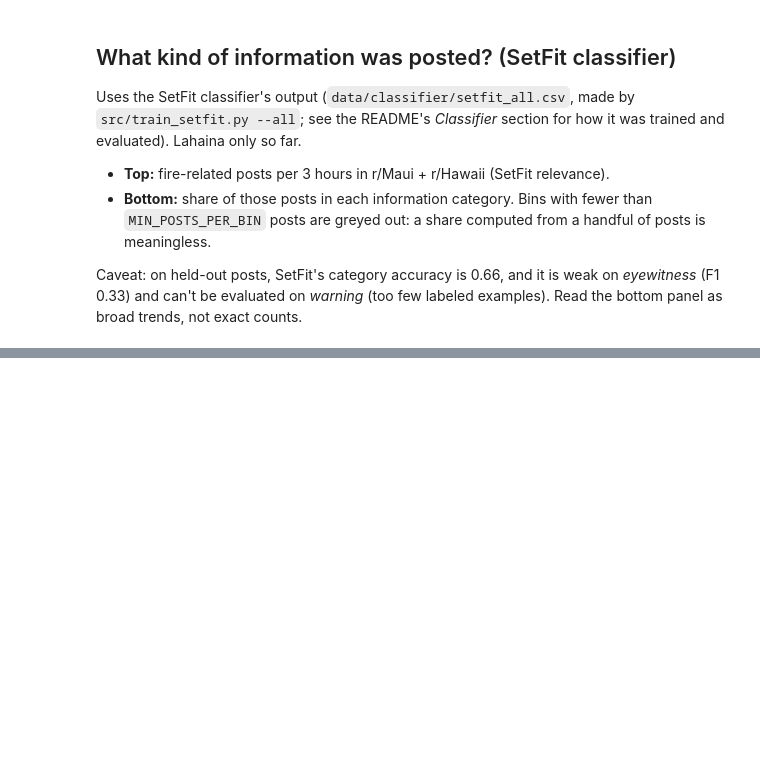
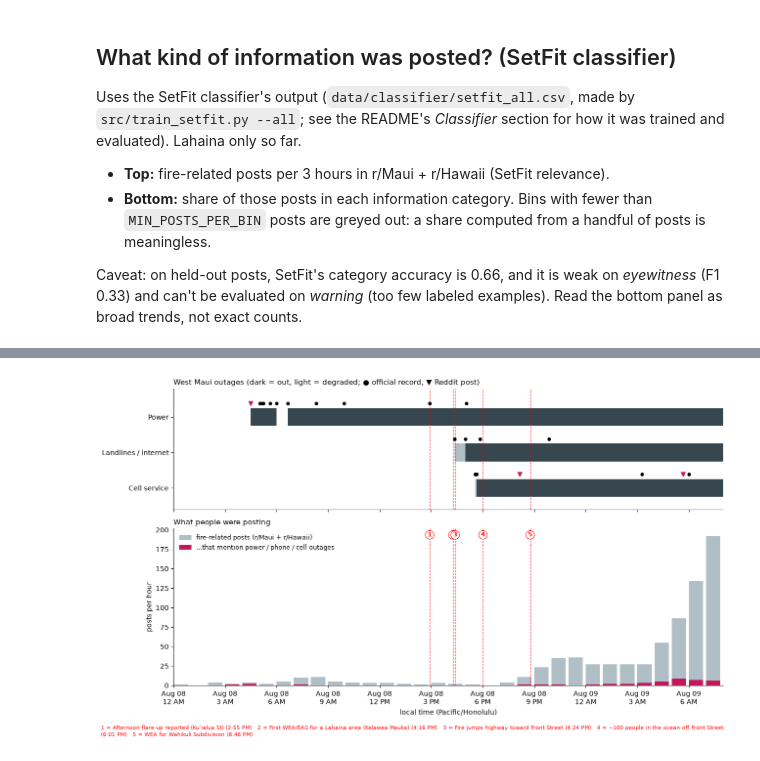
Before and after one commit to aghosal1317/wildfire-ml-project, a Jupyter notebook: src/wildfire_analysis.ipynb, the cells around one changed output, grey strips where cells are left out. Drawn from its saved outputs; the diff is of its cells as text; code cells hidden in the pictures; blank space fills up the shorter version.

```diff
--- a/src/wildfire_analysis.ipynb
+++ b/src/wildfire_analysis.ipynb
@@ -764,0 +793,74 @@ plot_categories("lahaina")
+# %%
+OUTAGES = os.path.join(DATA_DIR, "lahaina_outage_timeline.csv")
+OUTAGE_WINDOW = ("2023-08-08 00:00", "2023-08-09 08:00")  # Hawaii time
+LANES = [("power", "Power"), ("landline", "Landlines / internet"), ("cell", "Cell service")]
+STATUS_COLOR = {"out": "#37474f", "degraded": "#b0bec5", "restored": None}
+OUTAGE_TERMS = (r"\b(?:power|electricity|outages?|blackout|cell (?:service|signal|towers?)|no (?:service|signal|reception)|"
+                r"reception|phones? (?:are |is )?(?:down|out|dead)|landlines?|internet|can'?t (?:call|reach|get through))\b")
+
+
+def plot_outages_vs_posts(case="lahaina"):
+    tz = CASE_TIMEZONES[case]
+    x0, x1 = (pd.Timestamp(t) for t in OUTAGE_WINDOW)
+    out = pd.read_csv(OUTAGES)
+    out["t"] = pd.to_datetime(out["time_hst"])
+    out["reddit"] = out["source"].str.startswith("Reddit")
+
+    fig, (lanes, posts_ax) = plt.subplots(2, 1, figsize=(13, 7.5), sharex=True,
+                                          gridspec_kw={"height_ratios": [1, 1.3]})
+    for y, (system, label) in enumerate(reversed(LANES)):
+        rows = out[out["system"] == system].sort_values("t")
+        # each record sets the state until the next record in the same lane
+        for (_, a), end in zip(rows.iterrows(), list(rows["t"].iloc[1:]) + [x1]):
+            color = STATUS_COLOR.get(a["status"])
+            if color and a["t"] < x1:
+                lanes.barh(y, (min(end, x1) - a["t"]), left=a["t"], height=0.5, color=color)
+        official, reddit = rows[~rows["reddit"]], rows[rows["reddit"]]
+        lanes.scatter(official["t"], [y + 0.38] * len(official), marker="o", s=18, color="black", zorder=3)
+        lanes.scatter(reddit["t"], [y + 0.38] * len(reddit), marker="v", s=40, color="#c2185b", zorder=3)
+    lanes.set_yticks(range(len(LANES)), [label for _, label in reversed(LANES)])
+    lanes.set_ylim(-0.6, len(LANES) - 0.2)
+    lanes.set_title("West Maui outages (dark = out, light = degraded; ● official record, ▼ Reddit post)",
+                    loc="left", fontsize=11)
+
+    c = pd.read_csv(os.path.join(DATA_DIR, "classifier", "setfit_all.csv"), dtype={"id": str})
+    c["t"] = pd.to_datetime(c["time_hst"])
+    c = c[c["t"].between(x0, x1) & c["sf_relevant"]]
+    c["outage"] = c["text"].str.contains(OUTAGE_TERMS, case=False, regex=True)
+    hours = pd.date_range(x0.floor("h"), x1, freq="h")
+    fire = c["t"].dt.floor("h").value_counts().reindex(hours, fill_value=0)
+    outage = c.loc[c["outage"], "t"].dt.floor("h").value_counts().reindex(hours, fill_value=0)
+    posts_ax.bar(hours, fire.values, width=pd.Timedelta("50min"), align="edge", color="#b0bec5",
+                 label="fire-related posts (r/Maui + r/Hawaii)")
+    posts_ax.bar(hours, outage.values, width=pd.Timedelta("50min"), align="edge", color="#c2185b",
+                 label="...that mention power / phone / cell outages")
+    posts_ax.set_ylabel("posts per hour")
+    posts_ax.legend(loc="upper left", fontsize=9, frameon=False)
+    posts_ax.set_title("What people were posting", loc="left", fontsize=11)
+
+    events = timeline[(timeline["case"] == case) & timeline["time_utc"].notna()
+                      & timeline["event"].isin(KEY_EVENTS.get(case, []))].sort_values("time_utc")
+    key = []
+    for i, (_, e) in enumerate(events.iterrows(), 1):
+        t = e["time_utc"].tz_localize("UTC").tz_convert(tz).tz_localize(None)
+        for ax in (lanes, posts_ax):
+            ax.axvline(t, color="red", ls="--", lw=0.9, alpha=0.8)
+        posts_ax.text(t, posts_ax.get_ylim()[1] * 0.95, str(i), color="red", ha="center", fontsize=9,
+                      fontweight="bold", bbox=dict(fc="white", ec="red", boxstyle="circle,pad=0.2", lw=0.8))
+        key.append(f"{i} = {e['event']} ({t:%-I:%M %p})")
+    for ax in (lanes, posts_ax):
+        ax.spines[["top", "right"]].set_visible(False)
+    posts_ax.set_xlim(x0, x1)
+    posts_ax.xaxis.set_major_formatter(mdates.DateFormatter("%b %d\n%-I %p"))
+    posts_ax.set_xlabel(f"local time ({tz})")
+    fig.text(0.01, 0.005, "   ".join(key), fontsize=8, color="red", wrap=True)
+    plt.tight_layout(rect=(0, 0.04, 1, 1))
+    plt.show()
+
+    print("Outage records (official vs. first Reddit mention):")
+    print(out[["time_hst", "system", "status", "event", "source"]].to_string(index=False, max_colwidth=70))
+
+
+plot_outages_vs_posts("lahaina")
+# %% [output]
+[figure, added]
```
Also changed, not shown: parts of 11 cells of this notebook, 6 other files.
